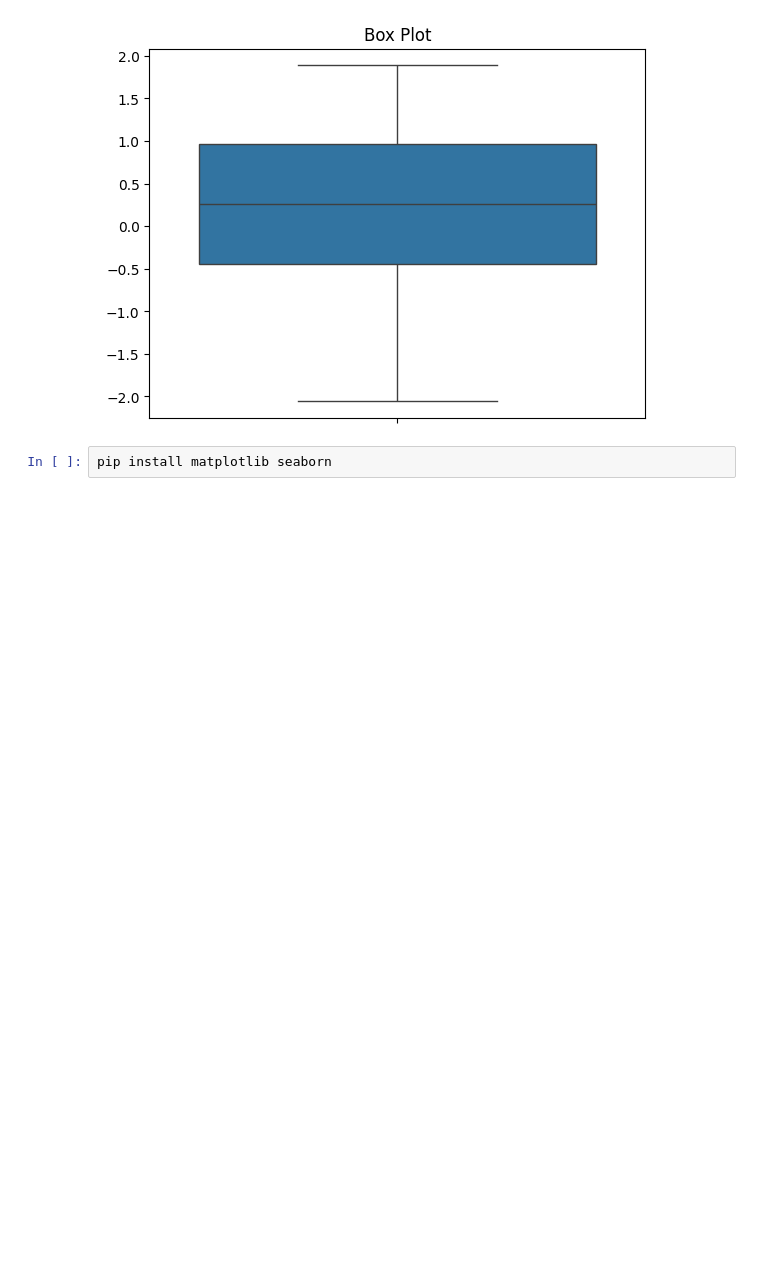
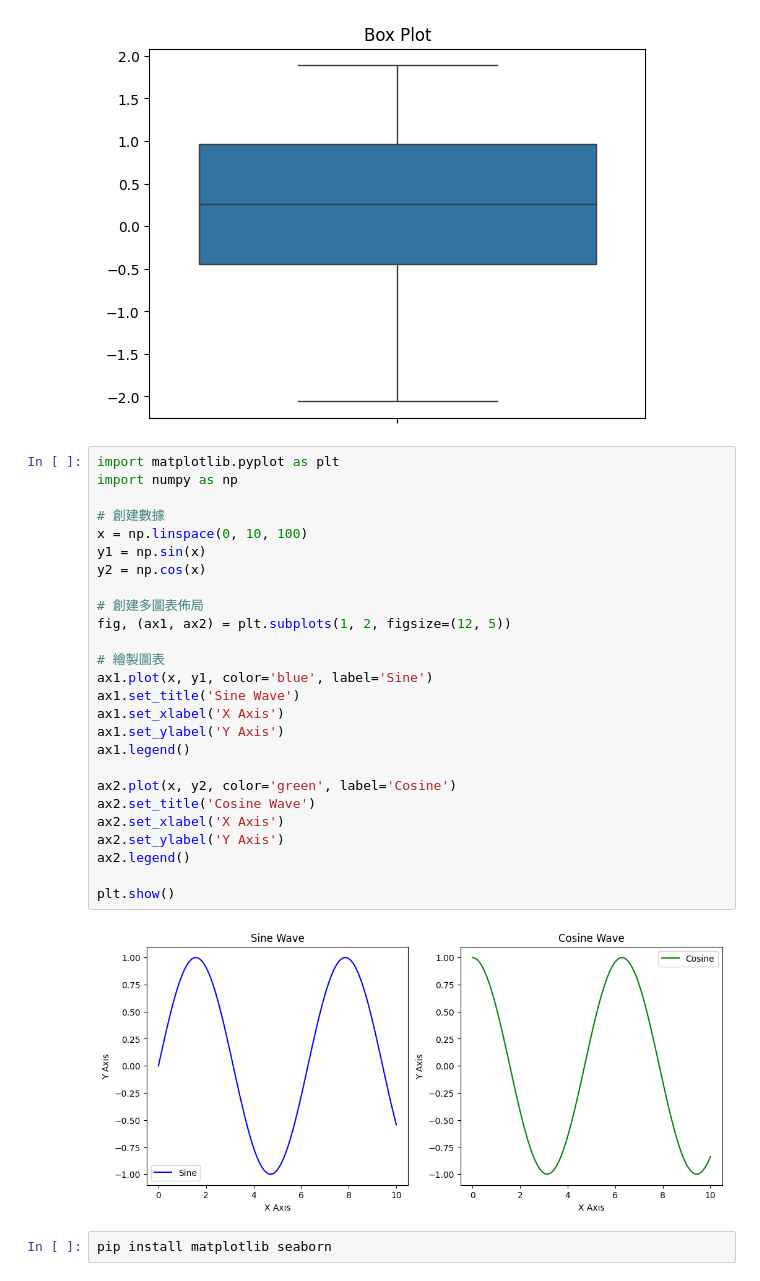
Before and after one commit to passer87/aidata, a Jupyter notebook: 數據視覺化與圖表製作.ipynb, the cells around one changed output. Cells and saved outputs as stored; diff of their text form; blank space fills up the shorter version.

```diff
--- a/數據視覺化與圖表製作.ipynb
+++ b/數據視覺化與圖表製作.ipynb
@@ -72,6 +72,34 @@ plt.show()
 [figure]
 [figure]
 [figure]
+# %%
+import matplotlib.pyplot as plt
+import numpy as np
+
+# 創建數據
+x = np.linspace(0, 10, 100)
+y1 = np.sin(x)
+y2 = np.cos(x)
+
+# 創建多圖表佈局
+fig, (ax1, ax2) = plt.subplots(1, 2, figsize=(12, 5))
+
+# 繪製圖表
+ax1.plot(x, y1, color='blue', label='Sine')
+ax1.set_title('Sine Wave')
+ax1.set_xlabel('X Axis')
+ax1.set_ylabel('Y Axis')
+ax1.legend()
+
+ax2.plot(x, y2, color='green', label='Cosine')
+ax2.set_title('Cosine Wave')
+ax2.set_xlabel('X Axis')
+ax2.set_ylabel('Y Axis')
+ax2.legend()
+
+plt.show()
+# %% [output]
+[figure, added]
 # %%
 pip install matplotlib seaborn
 # %% [output]
```
